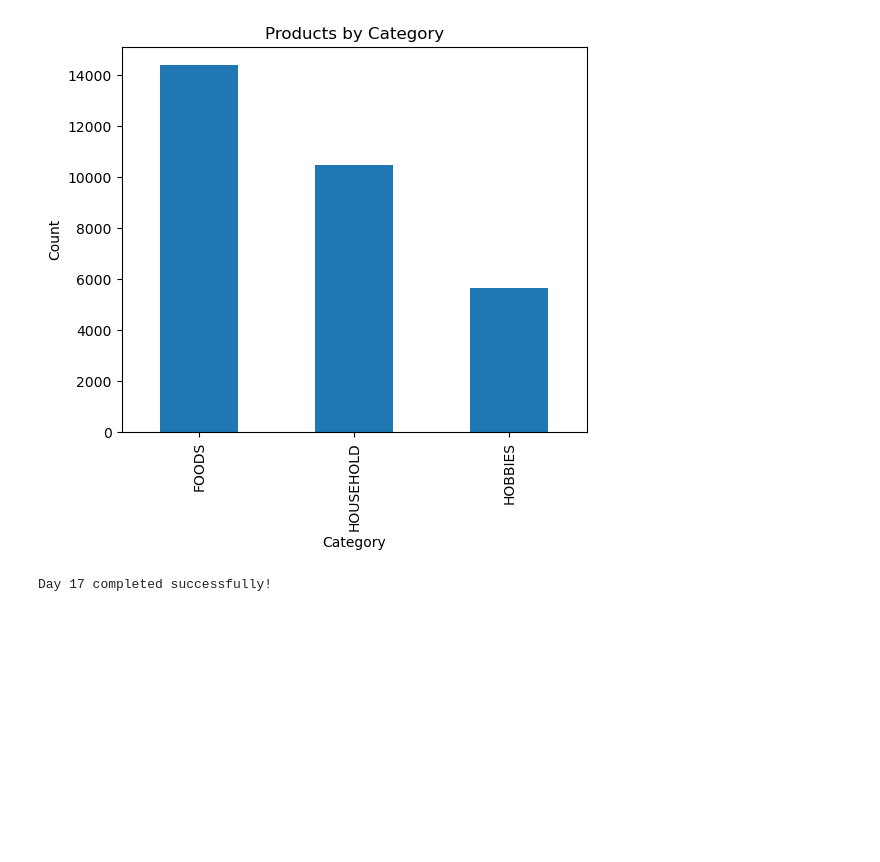
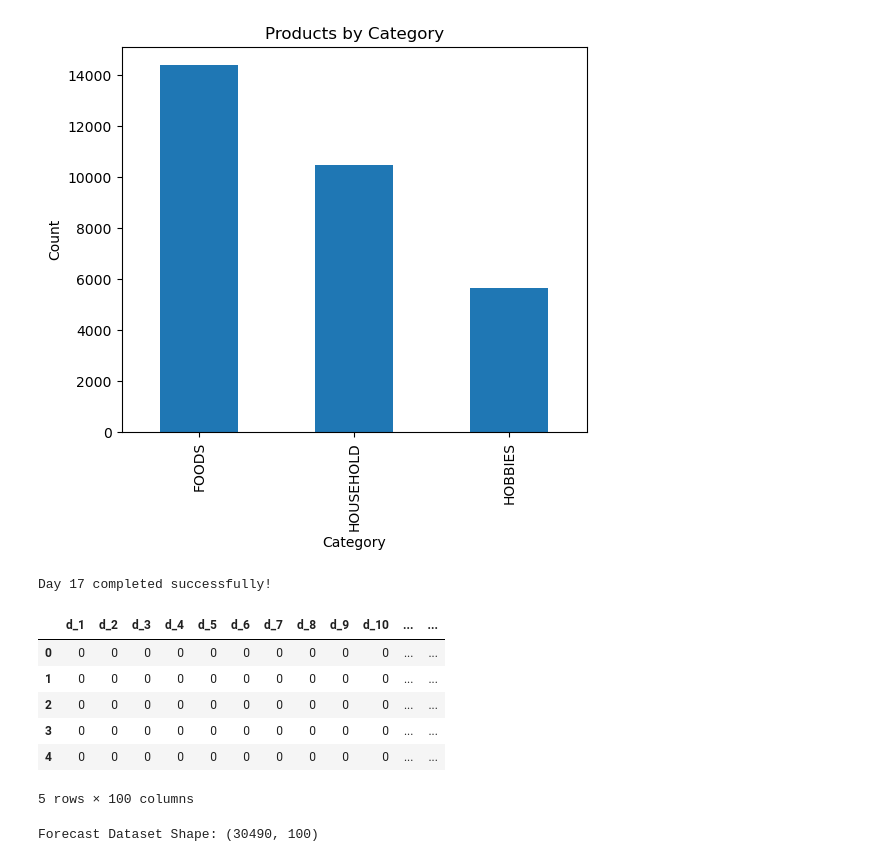
Before and after one commit to PoojaManjunath17/Retail-Demand-Forecasting, a Jupyter notebook: notebooks/Week1_Day1-Copy1.ipynb, the cells around one changed output. Drawn from its saved outputs; the diff is of its cells as text; code cells hidden in the pictures; blank space fills up the shorter version.

Commit message:
Week 3 Day 18 - Created forecasting dataset

```diff
--- a/notebooks/Week1_Day1-Copy1.ipynb
+++ b/notebooks/Week1_Day1-Copy1.ipynb
@@ -1237,0 +1236,17 @@ Day 17 completed successfully!
+# %%
+# Select first 100 days for forecasting example
+forecast_data = sales.iloc[:, 6:106]
+
+forecast_data.head()
+# %% [output]
+|  | d_1 | d_2 | d_3 | d_4 | d_5 | d_6 | d_7 | d_8 | d_9 | d_10 | ... | ... |
+| 0 | 0 | 0 | 0 | 0 | 0 | 0 | 0 | 0 | 0 | 0 | ... | ... |
+| 1 | 0 | 0 | 0 | 0 | 0 | 0 | 0 | 0 | 0 | 0 | ... | ... |
+| 2 | 0 | 0 | 0 | 0 | 0 | 0 | 0 | 0 | 0 | 0 | ... | ... |
+| 3 | 0 | 0 | 0 | 0 | 0 | 0 | 0 | 0 | 0 | 0 | ... | ... |
+| 4 | 0 | 0 | 0 | 0 | 0 | 0 | 0 | 0 | 0 | 0 | ... | ... |
+5 rows × 100 columns
+# %%
+print("Forecast Dataset Shape:", forecast_data.shape)
+# %% [output]
+Forecast Dataset Shape: (30490, 100)
```
Also changed, not shown: parts of 2 cells of this notebook.
